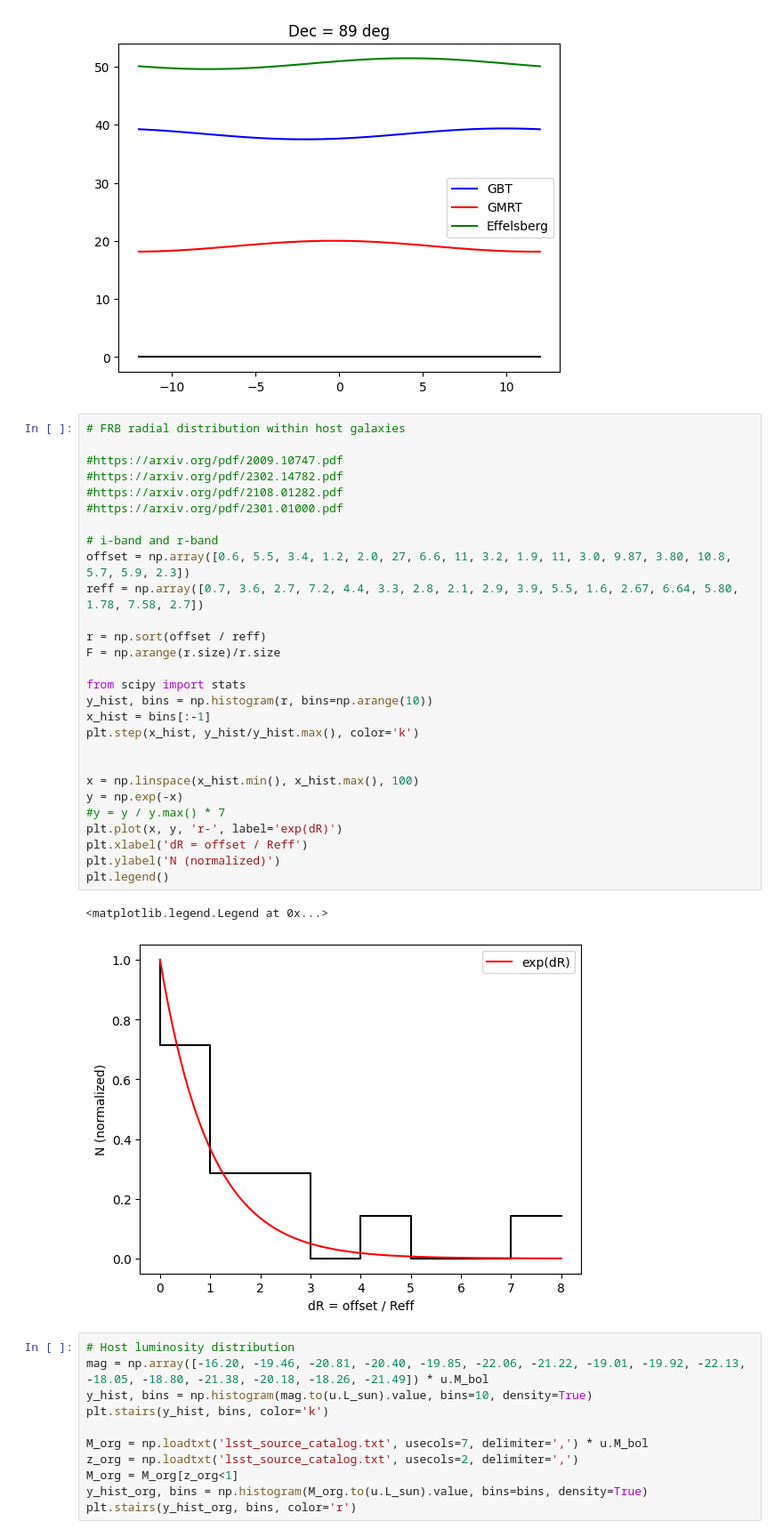
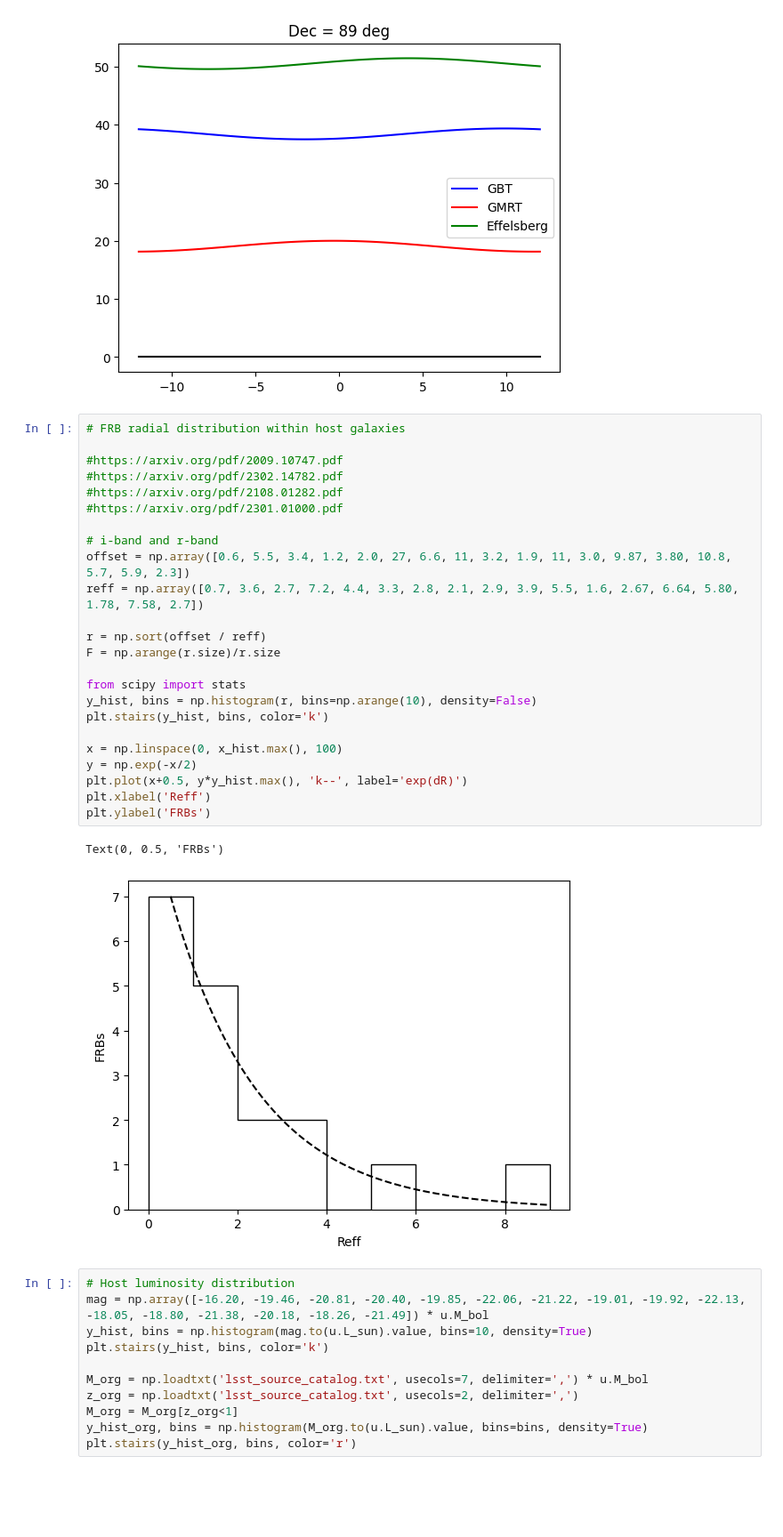
Before and after one commit to danielemichilli/slf, a Jupyter notebook: Gravitational_Lensing.ipynb, the cells around one changed output. Shown at 89% size. Drawn from its saved outputs; the diff is of its cells as text; blank space fills up the shorter version.

```diff
--- a/Gravitational_Lensing.ipynb
+++ b/Gravitational_Lensing.ipynb
@@ -1747,34 +1977,30 @@ print(f'{y_t[~np.isnan(y_t)].size / y_t.size * 100:.1f}% of time the source can
 # %%
 # FRB radial distribution within host galaxies
 
 #https://arxiv.org/pdf/2009.10747.pdf
 #https://arxiv.org/pdf/2302.14782.pdf
 #https://arxiv.org/pdf/2108.01282.pdf
 #https://arxiv.org/pdf/2301.01000.pdf
 
 # i-band and r-band
 offset = np.array([0.6, 5.5, 3.4, 1.2, 2.0, 27, 6.6, 11, 3.2, 1.9, 11, 3.0, 9.87, 3.80, 10.8, 5.7, 5.9, 2.3])
 reff = np.array([0.7, 3.6, 2.7, 7.2, 4.4, 3.3, 2.8, 2.1, 2.9, 3.9, 5.5, 1.6, 2.67, 6.64, 5.80, 1.78, 7.58, 2.7])
 
 r = np.sort(offset / reff)
 F = np.arange(r.size)/r.size
 
 from scipy import stats
-y_hist, bins = np.histogram(r, bins=np.arange(10))
-x_hist = bins[:-1]
-plt.step(x_hist, y_hist/y_hist.max(), color='k')
+y_hist, bins = np.histogram(r, bins=np.arange(10), density=False)
+plt.stairs(y_hist, bins, color='k')
 
-
-x = np.linspace(x_hist.min(), x_hist.max(), 100)
-y = np.exp(-x)
-#y = y / y.max() * 7
-plt.plot(x, y, 'r-', label='exp(dR)')
-plt.xlabel('dR = offset / Reff')
-plt.ylabel('N (normalized)')
-plt.legend()
+x = np.linspace(0, x_hist.max(), 100)
+y = np.exp(-x/2)
+plt.plot(x+0.5, y*y_hist.max(), 'k--', label='exp(dR)')
+plt.xlabel('Reff')
+plt.ylabel('FRBs')
 # %% [output]
-<matplotlib.legend.Legend at 0x...>
+Text(0, 0.5, 'FRBs')
-[figure, old version]
+[figure, new version]
 # %%
 # Host luminosity distribution
 mag = np.array([-16.20, -19.46, -20.81, -20.40, -19.85, -22.06, -21.22, -19.01, -19.92, -22.13, -18.05, -18.80, -21.38, -20.18, -18.26, -21.49]) * u.M_bol
```
Also changed, not shown: parts of 56 cells of this notebook.
